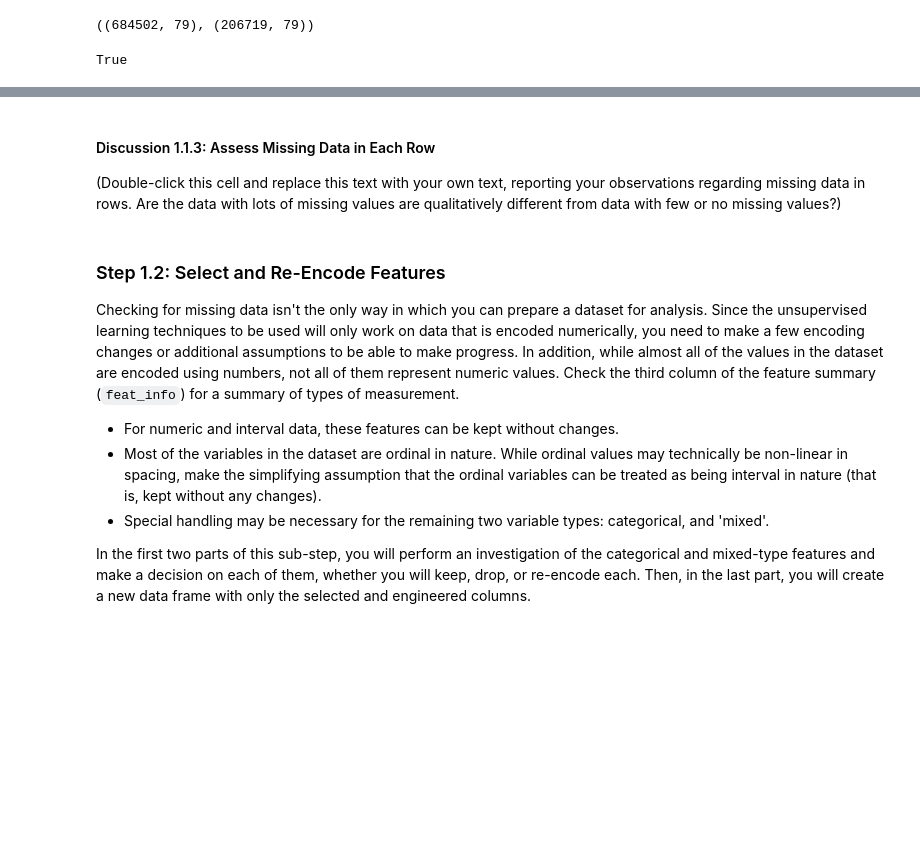
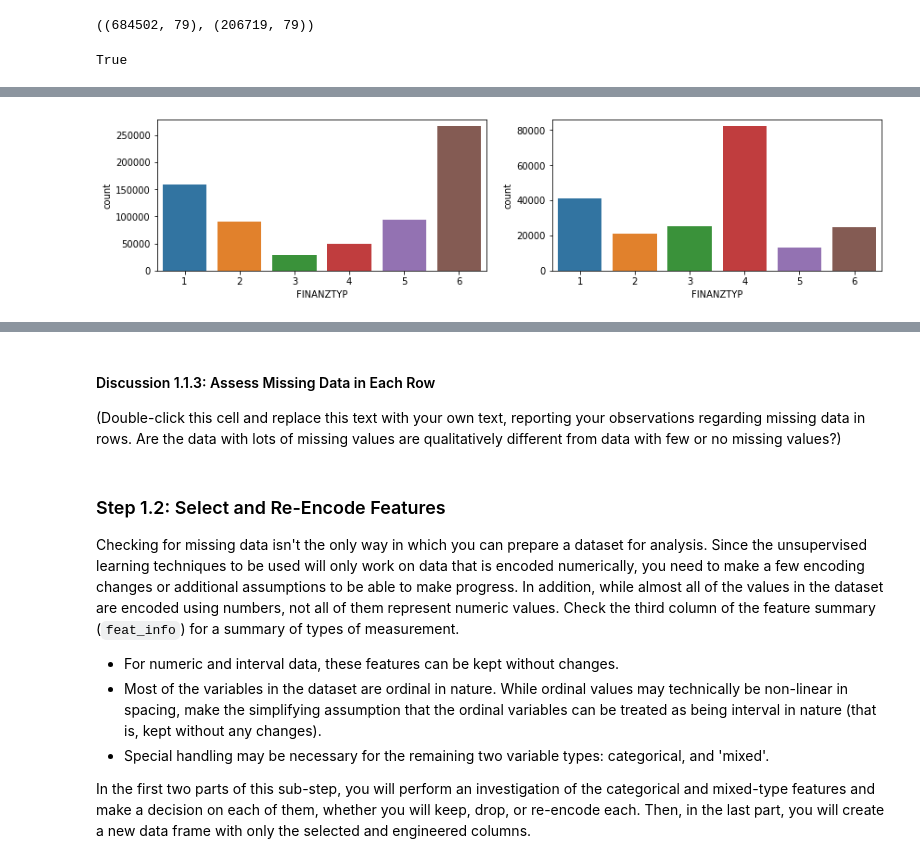
Before and after one commit to gepallas/Machine_Learning_3_Customer_Segmentation, a Jupyter notebook: Identify_Customer_Segments.ipynb, the cells around one changed output, grey strips where cells are left out. Saved outputs shown, nothing was run; the diff lists cells and outputs as text; code cells hidden in the pictures; blank space fills up the shorter version.

Commit message:
1.1.3. Assess missing data in each row

```diff
--- a/Identify_Customer_Segments.ipynb
+++ b/Identify_Customer_Segments.ipynb
@@ -512,3 +512,7 @@ True
 # %%
 # Compare the distribution of values for at least five columns where there are
 # no or few missing values, between the two subsets.
+
+# Columns with zero missing values
+col_zero_mis = az_missing_per_col[az_missing_per_col == 0].index
+col_zero_mis
@@ -514,0 +527,13 @@ True
+# %%
+
+
+plt.figure(figsize=(14,3))
+
+plt.subplot(1,2,1)
+sns.countplot(azdias_mis_below_3[col_zero_mis[0]])
+plt.title('')
+
+plt.subplot(1,2,2)
+sns.countplot(azdias_mis_above_3[col_zero_mis[0]]);
+# %% [output]
+[figure, added]
```
Also changed, not shown: parts of 2 cells of this notebook.
